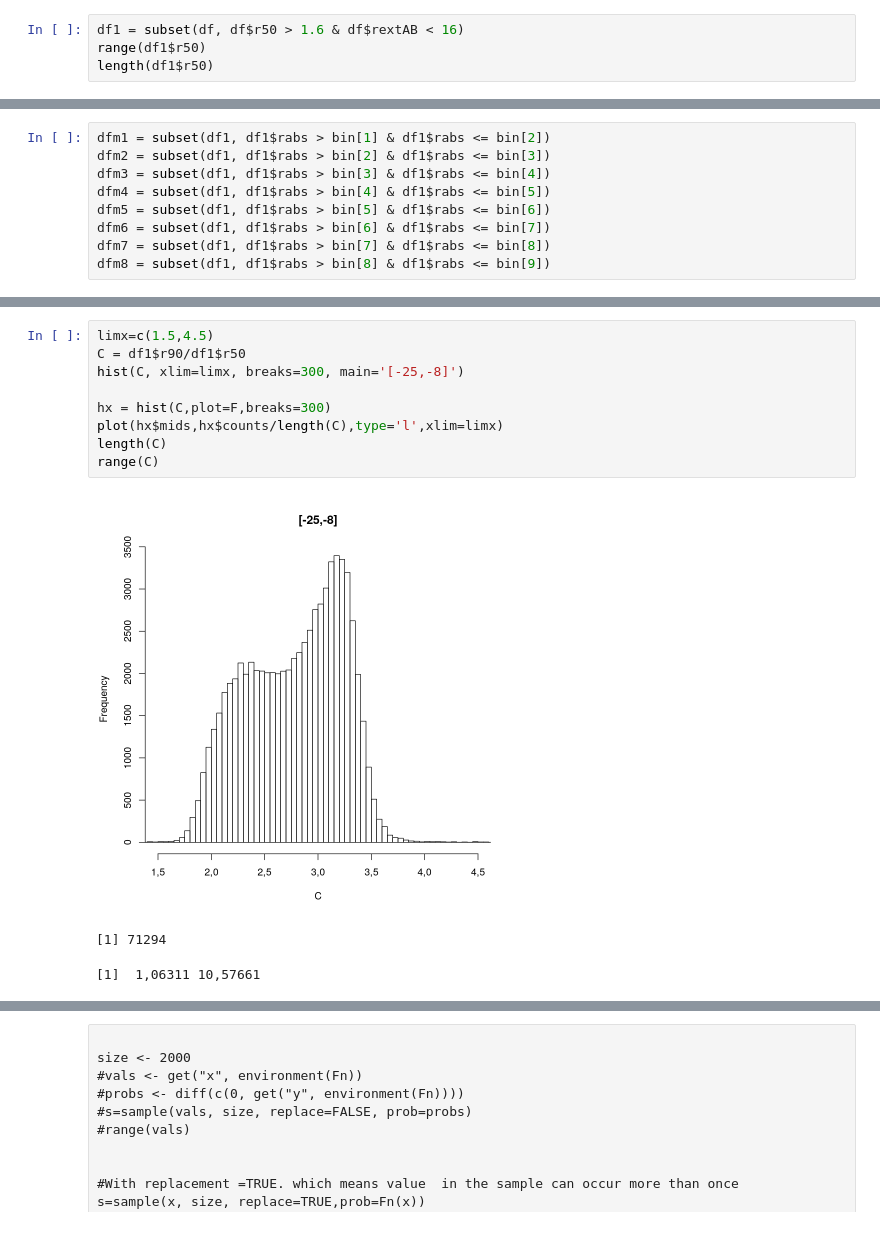
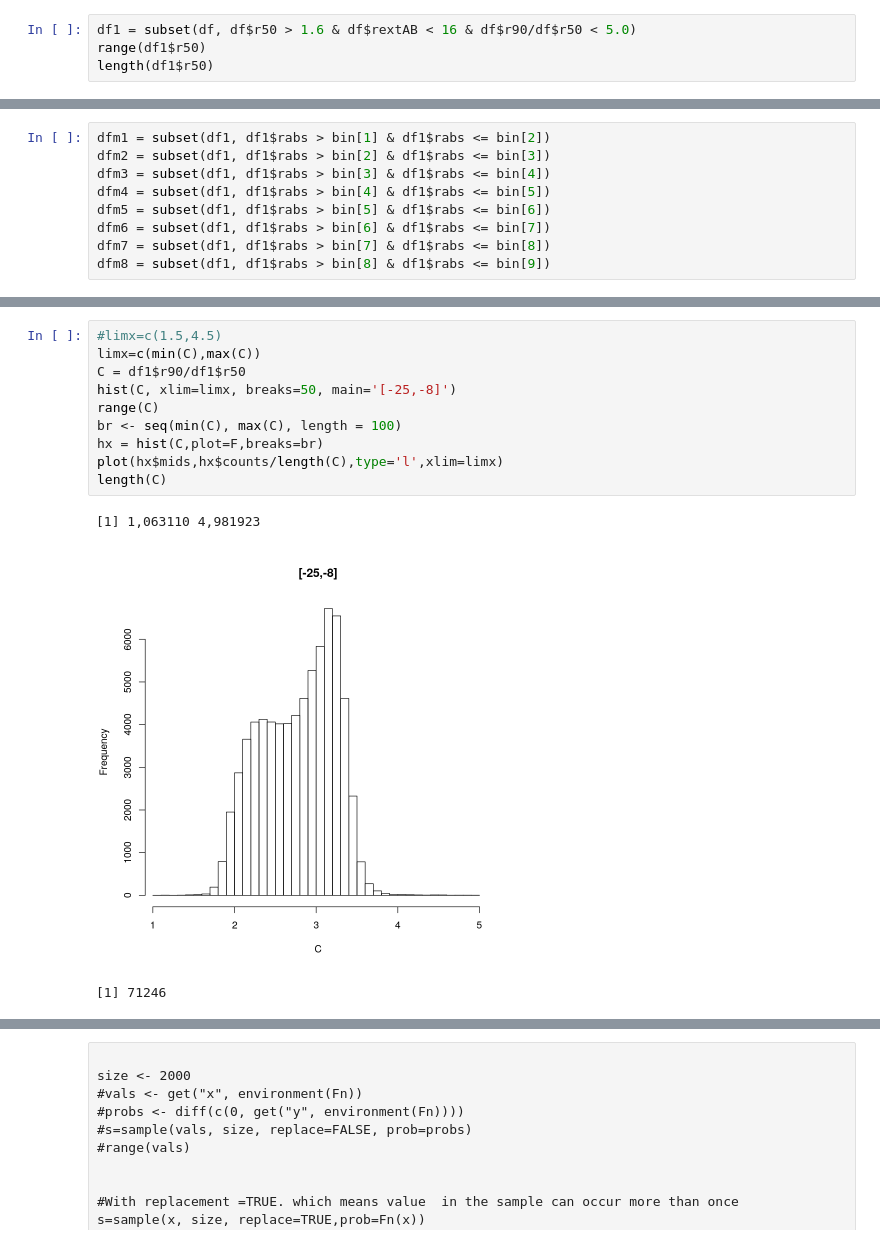
Before and after one commit to antotaverna/cg_environments, a Jupyter notebook: plots/rpetro.ipynb, the cells around one changed output, grey strips where cells are left out. Drawn from its saved outputs; the diff is of its cells as text.

```diff
--- a/plots/rpetro.ipynb
+++ b/plots/rpetro.ipynb
@@ -34,7 +34,7 @@ range(dfbueno$r50)
 # %% [markdown]
 ## [ df1 ] Seleccion de glx con r50 bien calculado + mr<16
 # %%
-df1 = subset(df, df$r50 > 1.6 & df$rextAB < 16)
+df1 = subset(df, df$r50 > 1.6 & df$rextAB < 16 & df$r90/df$r50 < 5.0)
 range(df1$r50)
 length(df1$r50)
 # %% [output]
@@ -111,13 +111,14 @@ length(dfm8$r90/dfm8$r50)
 # %%
-limx=c(1.5,4.5)
+#limx=c(1.5,4.5)
+limx=c(min(C),max(C))
 C = df1$r90/df1$r50
-hist(C, xlim=limx, breaks=300, main='[-25,-8]')
-
-hx = hist(C,plot=F,breaks=300)
+hist(C, xlim=limx, breaks=50, main='[-25,-8]')
+range(C)
+br <- seq(min(C), max(C), length = 100)
+hx = hist(C,plot=F,breaks=br)
 plot(hx$mids,hx$counts/length(C),type='l',xlim=limx)
 length(C)
-range(C)
 # %% [output]
+[1] 1,063110 4,981923
-[figure, old version]
+[figure, new version]
-[1] 71294
-[1]  1,06311 10,57661
+[1] 71246
```
Also changed, not shown: parts of 25 cells of this notebook.
